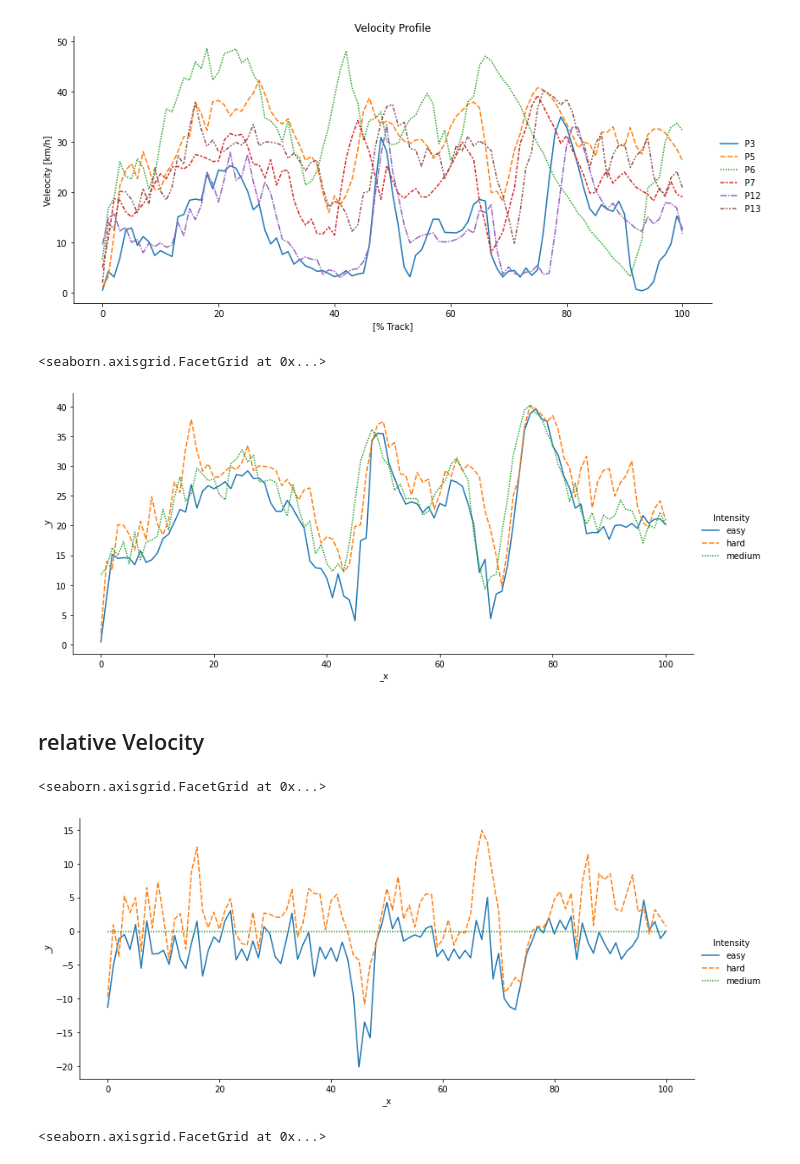
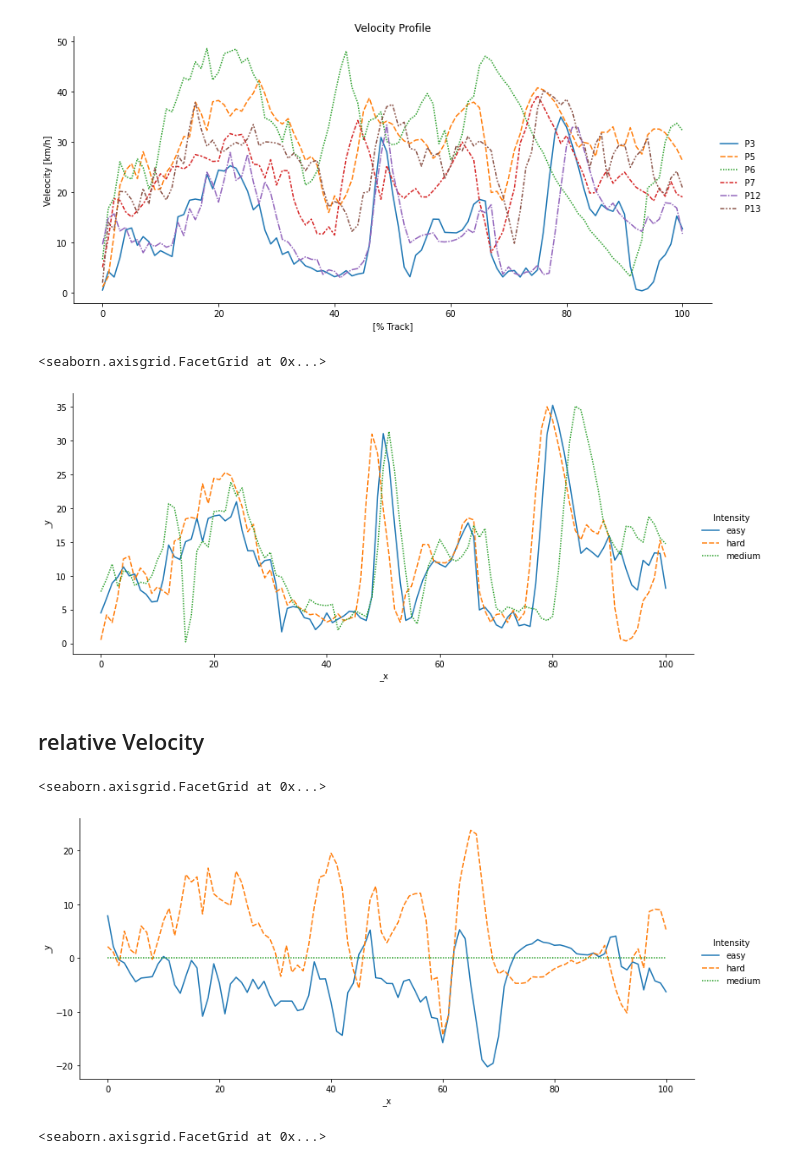
Before and after one commit to luceskywalker/xski, a Jupyter notebook: code/jupyter_lucas/statistics_position-velocity.ipynb, the cells around one changed output. Drawn from its saved outputs; the diff is of its cells as text; code cells hidden in the pictures.

```diff
--- a/code/jupyter_lucas/statistics_position-velocity.ipynb
+++ b/code/jupyter_lucas/statistics_position-velocity.ipynb
@@ -104,19 +104,19 @@ plt.ylabel('Veleocity [km/h]')
 Text(23.87968750000001, 0.5, 'Veleocity [km/h]')
 [figure]
 # %%
-sns.relplot(data=v['P13'], height=5, aspect=2.2, kind='line')
+sns.relplot(data=v['P3'], height=5, aspect=2.2, kind='line')
 # %% [output]
 <seaborn.axisgrid.FacetGrid at 0x...>
-[figure, old version]
+[figure, new version]
 # %% [markdown]
 ## relative Velocity
 # %%
-participants =
-p13 = v['P13']['medium'].values
-sns.relplot(data=v['P13'].apply(lambda x: x- p13, axis=0), height=5, aspect=2.2, kind='line')
+#participants =
+p13 = v['P6']['medium'].values
+sns.relplot(data=v['P6'].apply(lambda x: x- p13, axis=0), height=5, aspect=2.2, kind='line')
 # %% [output]
 <seaborn.axisgrid.FacetGrid at 0x...>
-[figure, old version]
+[figure, new version]
 # %%
 p6 = v['P5']['medium'].values
 sns.relplot(data=v.loc[:,idx[:,'medium']].apply(lambda x: x- p6, axis=0), height=5, aspect=2.2, kind='line')
```
Also changed, not shown: 6 other files.
